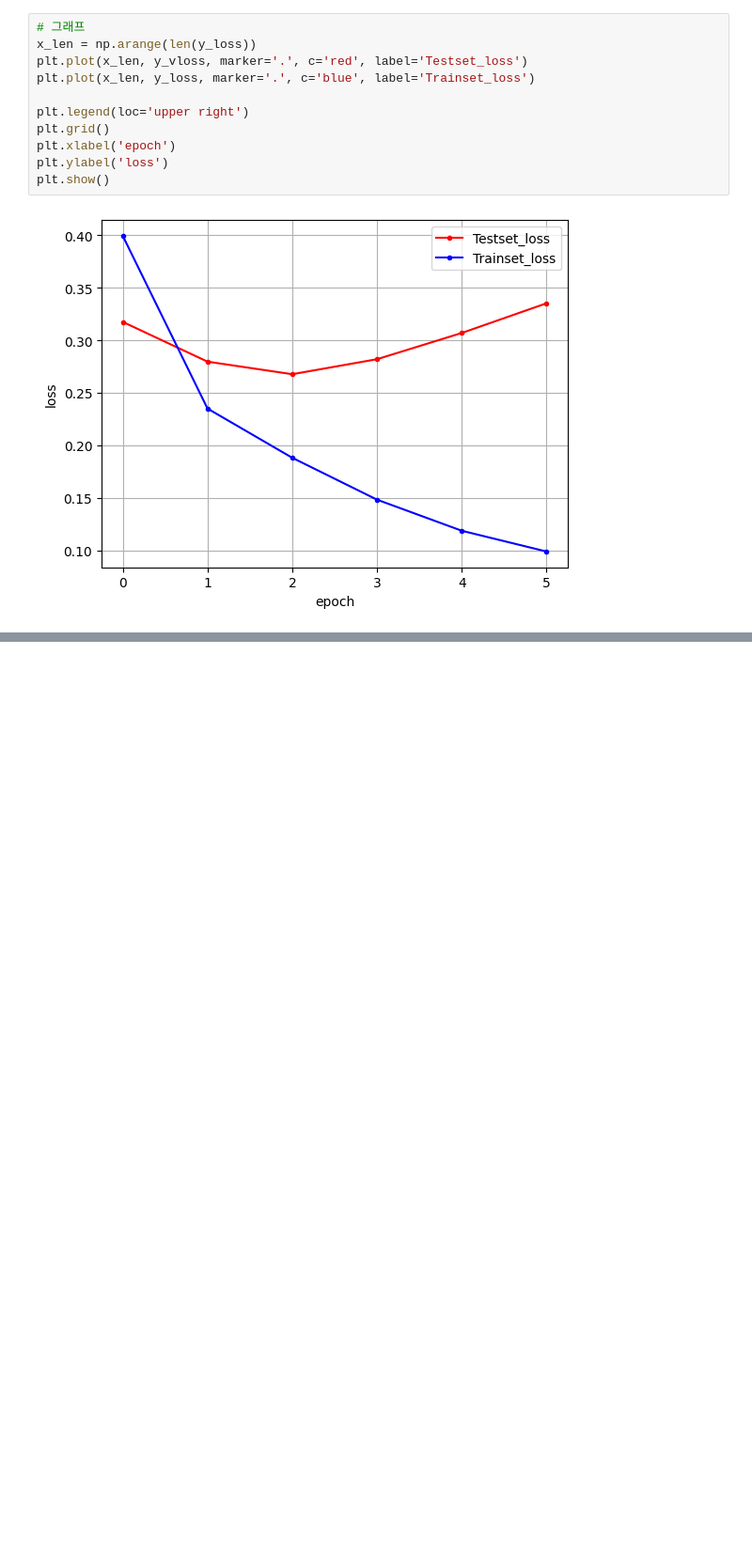
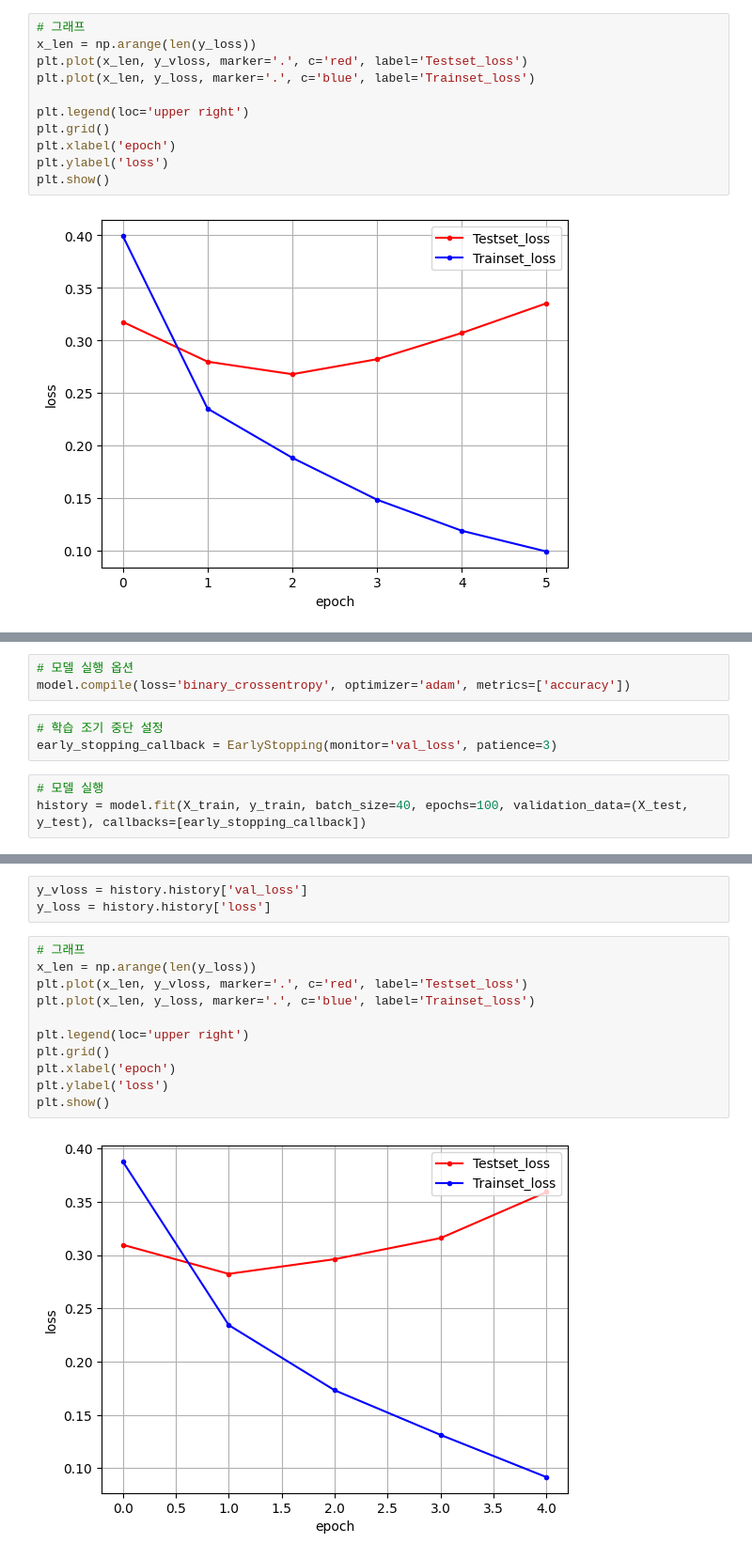
Before and after one commit to khyuna12/ML, a Jupyter notebook: DL/DL9_RNN.ipynb, the cells around one changed output, grey strips where cells are left out. Shown at 94% size. Saved outputs shown, nothing was run; the diff lists cells and outputs as text; blank space fills up the shorter version.

```diff
--- a/DL/DL9_RNN.ipynb
+++ b/DL/DL9_RNN.ipynb
@@ -189,0 +261,9 @@ plt.show()
+# %%
+# 모델 실행 옵션
+model.compile(loss='binary_crossentropy', optimizer='adam', metrics=['accuracy'])
+# %%
+# 학습 조기 중단 설정
+early_stopping_callback = EarlyStopping(monitor='val_loss', patience=3)
+# %%
+# 모델 실행
+history = model.fit(X_train, y_train, batch_size=40, epochs=100, validation_data=(X_test, y_test), callbacks=[early_stopping_callback])
@@ -189,0 +288,16 @@ plt.show()
+# %%
+y_vloss = history.history['val_loss']
+y_loss = history.history['loss']
+# %%
+# 그래프
+x_len = np.arange(len(y_loss))
+plt.plot(x_len, y_vloss, marker='.', c='red', label='Testset_loss')
+plt.plot(x_len, y_loss, marker='.', c='blue', label='Trainset_loss')
+
+plt.legend(loc='upper right')
+plt.grid()
+plt.xlabel('epoch')
+plt.ylabel('loss')
+plt.show()
+# %% [output]
+[figure, added]
```
Also changed, not shown: parts of 8 cells of this notebook, 2 other files.
